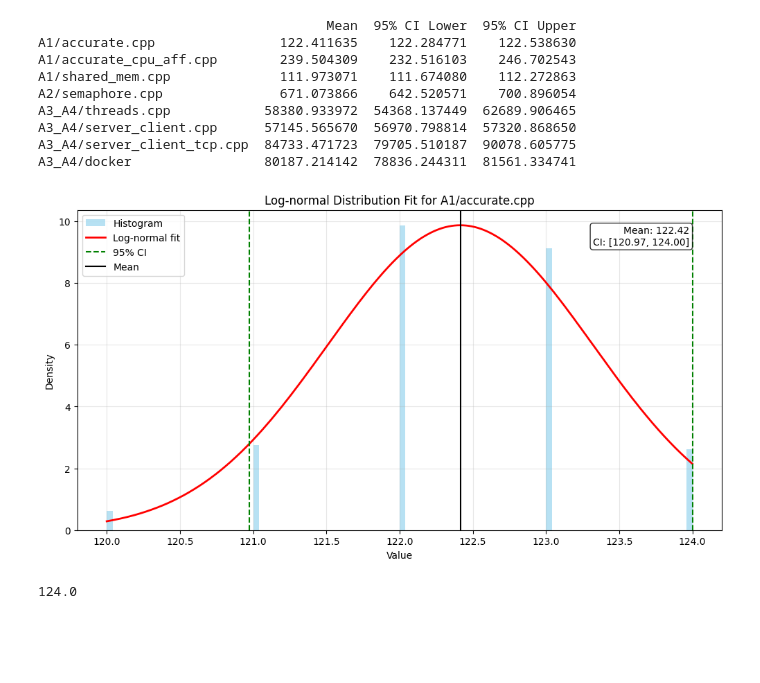
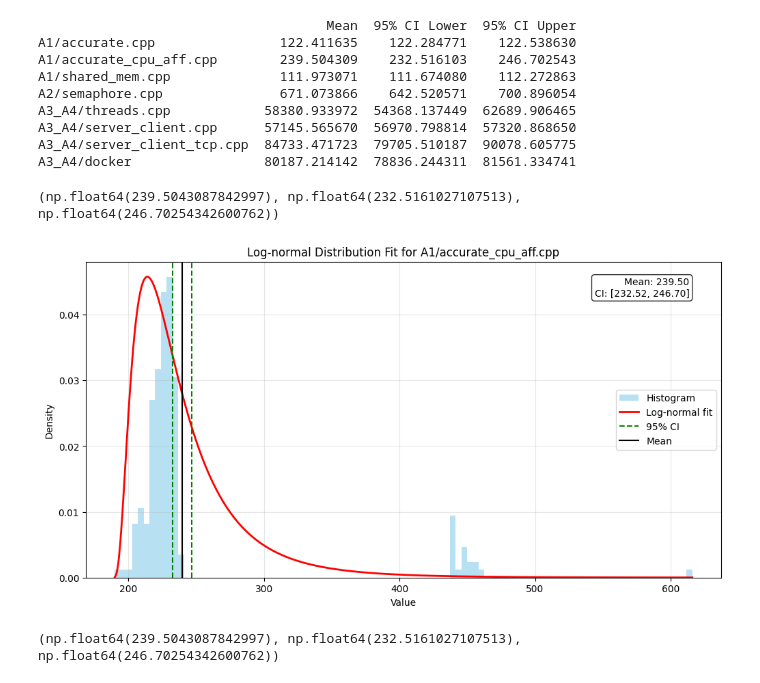
Before and after one commit to kilianbartz/bs_ueb2, a Jupyter notebook: plot.ipynb, the cells around one changed output. Drawn from its saved outputs; the diff is of its cells as text; code cells hidden in the pictures; blank space fills up the shorter version.

Commit message:
found log normal distr

```diff
--- a/plot.ipynb
+++ b/plot.ipynb
@@ -51,6 +51,18 @@ import numpy as np
 from scipy import stats
 
 def calculate_lognormal_ci(data, confidence=0.95):
+    """
+    Calculate the mean and confidence interval of a log-normal distributed data.
+
+    Parameters:
+    data (array-like): The data to calculate the mean and confidence interval for.
+    confidence (float, optional): The desired confidence level for the interval. Default is 0.95.
+
+    Returns:
+    tuple: A tuple containing the mean, lower bound of the confidence interval, and upper bound of the confidence interval.
+
+    """
+
     # Convert to log space
     log_data = np.log(data)
 
@@ -99,17 +111,20 @@ import numpy as np
 import matplotlib.pyplot as plt
 from scipy import stats
 
+CASE = 1
+
 # Get the first column
-data = df.iloc[:, 0]
-column_name = df.columns[0]
+data = df.iloc[:, CASE]
+column_name = df.columns[CASE]
 
 # Calculate log-normal parameters
 log_data = np.log(data)
 shape, loc, scale = stats.lognorm.fit(data)
 
 # Calculate 95% CI using the percentile method
-ci = np.percentile(data, [2.5, 97.5])  # 95% CI
-mean = np.mean(data)
+ci = calculate_lognormal_ci(data)
+print(ci)
+mean = ci[0]
 
 # Create x values for plotting the distribution
 x = np.linspace(min(data), max(data), 1000)
@@ -122,36 +137,37 @@ plt.figure(figsize=(12, 6))
 hist, bins, _ = plt.hist(data, bins=100, density=True, alpha=0.6, color='skyblue', label='Histogram')
 max_height = max(hist)
 
 # Scale the PDF to match the histogram height
 pdf_lognorm = pdf_lognorm * (max_height / max(pdf_lognorm))
 
 # Plot the scaled fitted log-normal distribution
 plt.plot(x, pdf_lognorm, 'r-', lw=2, label='Log-normal fit')
 
 # Add vertical lines for CI
-plt.axvline(ci[0], color='g', linestyle='--', label='95% CI')
-plt.axvline(ci[1], color='g', linestyle='--')
+plt.axvline(ci[1], color='g', linestyle='--', label='95% CI')
+plt.axvline(ci[2], color='g', linestyle='--')
 
 # Add mean line
 plt.axvline(mean, color='k', linestyle='-', label='Mean')
 
 # Customize the plot
 plt.xlabel('Value')
 plt.ylabel('Density')
 plt.title(f'Log-normal Distribution Fit for {column_name}')
 plt.legend()
 plt.grid(True, alpha=0.3)
 
 # Add text box with statistics
-stats_text = f'Mean: {mean:.2f}\nCI: [{ci[0]:.2f}, {ci[1]:.2f}]'
+stats_text = f'Mean: {mean:.2f}\nCI: [{ci[1]:.2f}, {ci[2]:.2f}]'
 plt.text(0.95, 0.95, stats_text,
          transform=plt.gca().transAxes,
          verticalalignment='top',
          horizontalalignment='right',
          bbox=dict(boxstyle='round', facecolor='white', alpha=0.8))
 
 plt.show()
-print(np.max(data))
+print(ci)
 # %% [output]
+(np.float64(239.5043087842997), np.float64(232.5161027107513), np.float64(246.70254342600762))
-[figure, old version]
+[figure, new version]
-124.0
+(np.float64(239.5043087842997), np.float64(232.5161027107513), np.float64(246.70254342600762))
```
Also changed, not shown: parts of 4 cells of this notebook.
